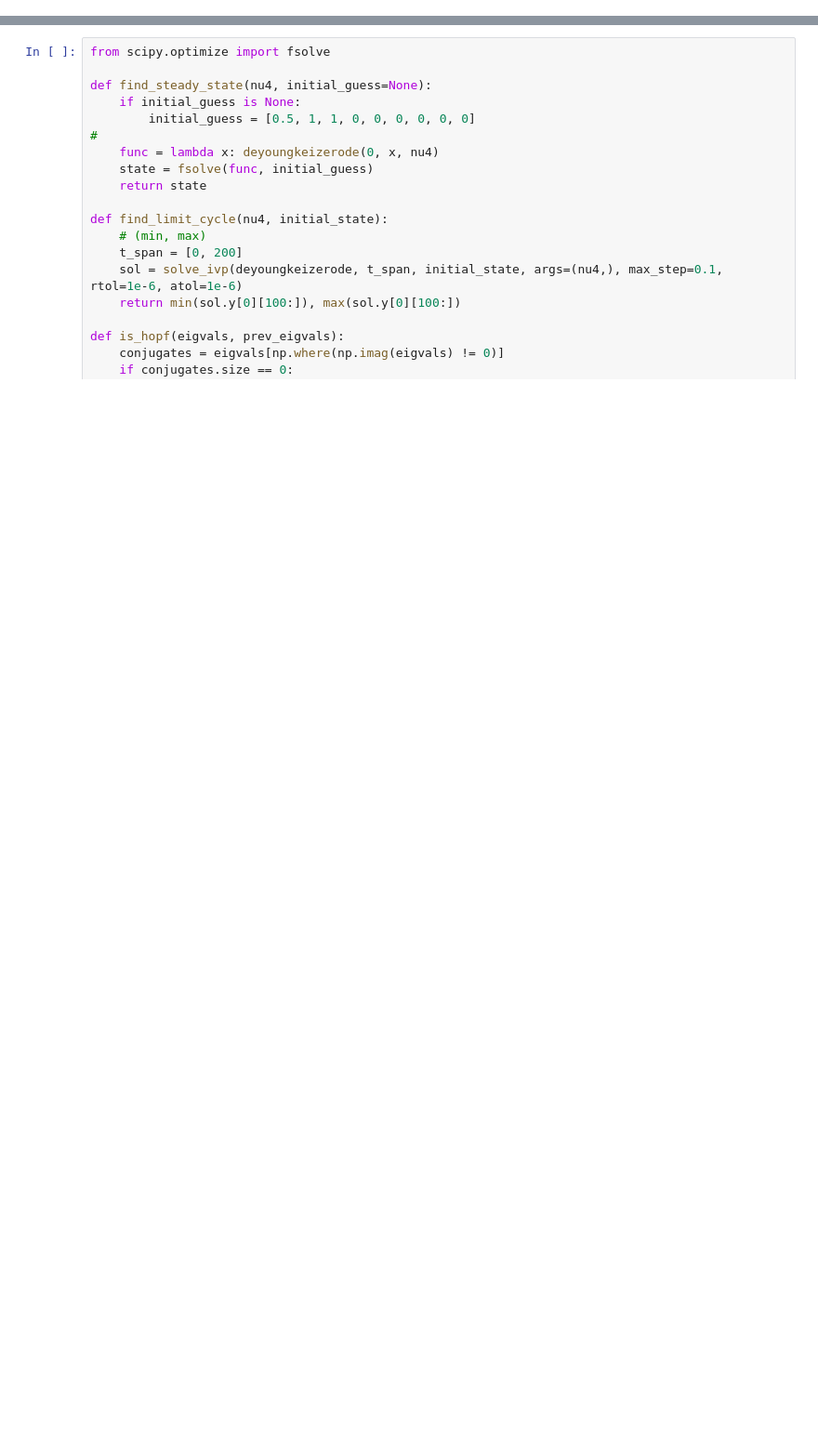
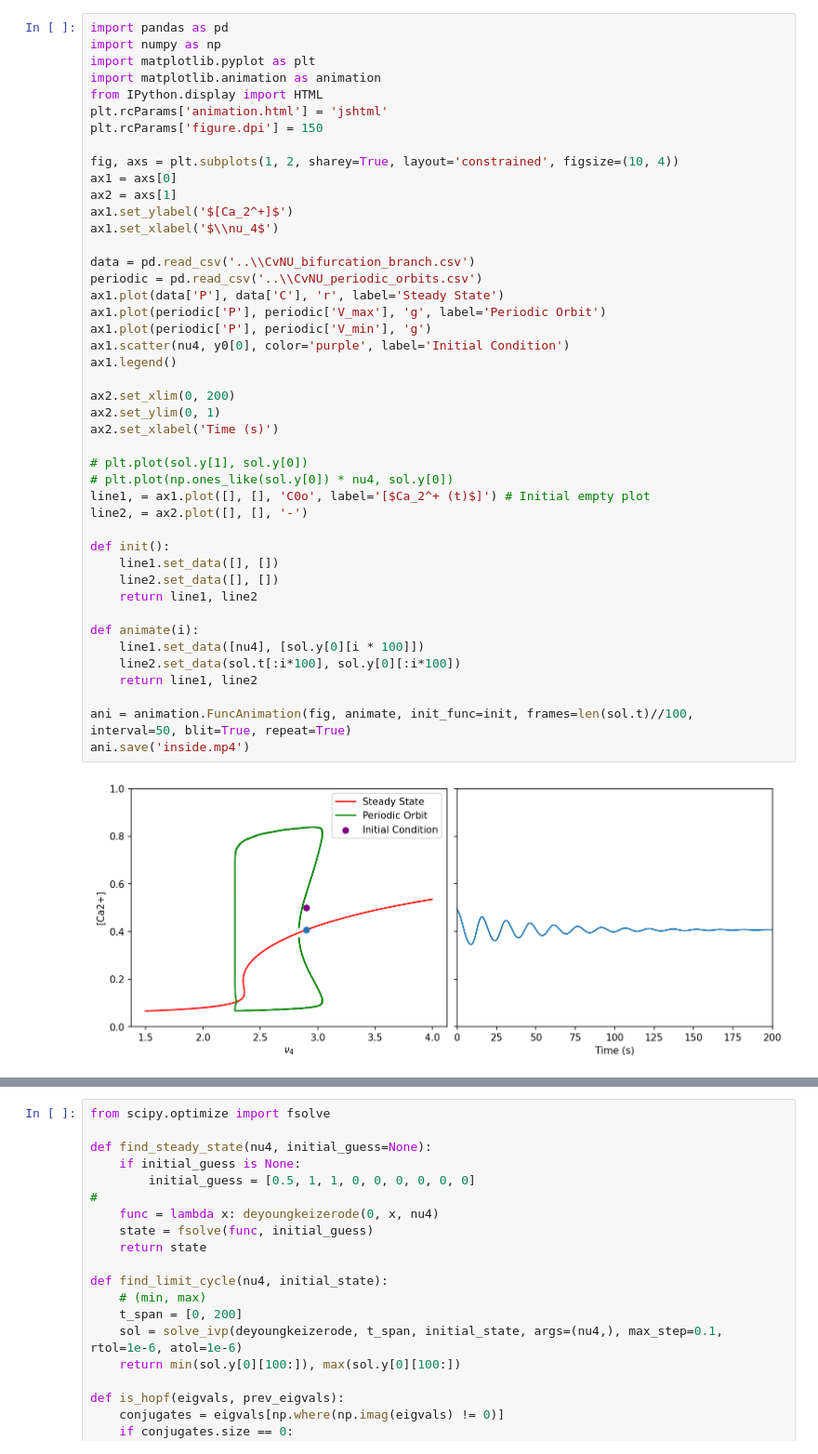
Before and after one commit to pupueys/MATH3888, a Jupyter notebook: project/Kevin_YoungKiezer/DeYoungKeizerExtended.ipynb, the cells around one changed output, grey strips where cells are left out. Shown at 93% size. Saved outputs shown, nothing was run; the diff lists cells and outputs as text; blank space fills up the shorter version.

Commit message:
Added time trace animations

```diff
--- a/project/Kevin_YoungKiezer/DeYoungKeizerExtended.ipynb
+++ b/project/Kevin_YoungKiezer/DeYoungKeizerExtended.ipynb
@@ -89,0 +90,46 @@ Text(0, 0.5, '[Ca2+], [IP3]')
+# %%
+import pandas as pd
+import numpy as np
+import matplotlib.pyplot as plt
+import matplotlib.animation as animation
+from IPython.display import HTML
+plt.rcParams['animation.html'] = 'jshtml'
+plt.rcParams['figure.dpi'] = 150
+
+fig, axs = plt.subplots(1, 2, sharey=True, layout='constrained', figsize=(10, 4))
+ax1 = axs[0]
+ax2 = axs[1]
+ax1.set_ylabel('$[Ca_2^+]$')
+ax1.set_xlabel('$\\nu_4$')
+
+data = pd.read_csv('..\\CvNU_bifurcation_branch.csv')
+periodic = pd.read_csv('..\\CvNU_periodic_orbits.csv')
+ax1.plot(data['P'], data['C'], 'r', label='Steady State')
+ax1.plot(periodic['P'], periodic['V_max'], 'g', label='Periodic Orbit')
+ax1.plot(periodic['P'], periodic['V_min'], 'g')
+ax1.scatter(nu4, y0[0], color='purple', label='Initial Condition')
+ax1.legend()
+
+ax2.set_xlim(0, 200)
+ax2.set_ylim(0, 1)
+ax2.set_xlabel('Time (s)')
+
+# plt.plot(sol.y[1], sol.y[0])
+# plt.plot(np.ones_like(sol.y[0]) * nu4, sol.y[0])
+line1, = ax1.plot([], [], 'C0o', label='[$Ca_2^+ (t)$]') # Initial empty plot
+line2, = ax2.plot([], [], '-')
+
+def init():
+    line1.set_data([], [])
+    line2.set_data([], [])
+    return line1, line2
+
+def animate(i):
+    line1.set_data([nu4], [sol.y[0][i * 100]])
+    line2.set_data(sol.t[:i*100], sol.y[0][:i*100])
+    return line1, line2
+
+ani = animation.FuncAnimation(fig, animate, init_func=init, frames=len(sol.t)//100, interval=50, blit=True, repeat=True)
+ani.save('inside.mp4')
+# %% [output]
+[figure, added]
```
Also changed, not shown: parts of 4 cells of this notebook, 8 other files.
